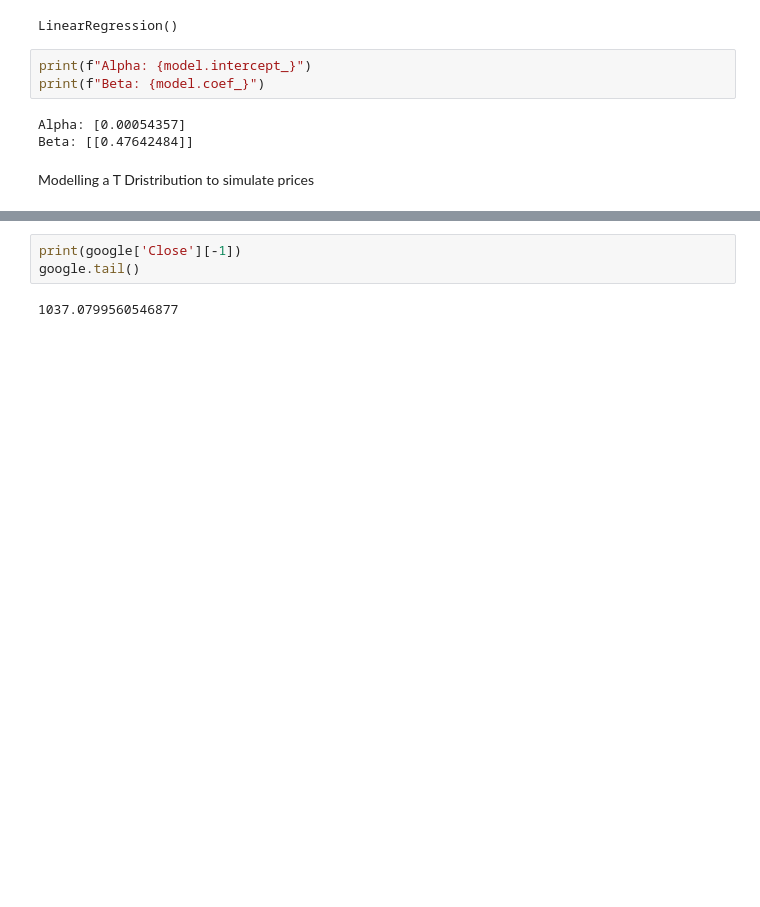
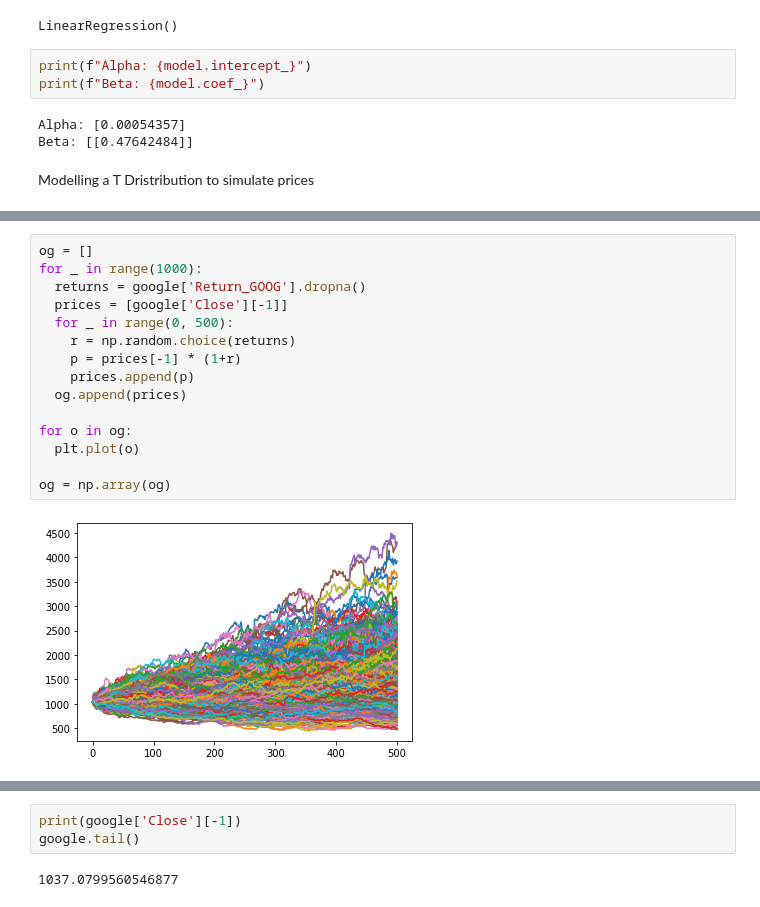
Before and after one commit to MoMus2000/Finance, a Jupyter notebook: FinancialEngineering.ipynb, the cells around one changed output, grey strips where cells are left out. Saved outputs shown, nothing was run; the diff lists cells and outputs as text; blank space fills up the shorter version.

```diff
--- a/FinancialEngineering.ipynb
+++ b/FinancialEngineering.ipynb
@@ -179,0 +198,17 @@ print(og.min())
+# %%
+og = []
+for _ in range(1000):
+  returns = google['Return_GOOG'].dropna()
+  prices = [google['Close'][-1]]
+  for _ in range(0, 500):
+    r = np.random.choice(returns)
+    p = prices[-1] * (1+r)
+    prices.append(p)
+  og.append(prices)
+
+for o in og:
+  plt.plot(o)
+
+og = np.array(og)
+# %% [output]
+[figure, added]
```
Also changed, not shown: parts of 55 cells of this notebook.
